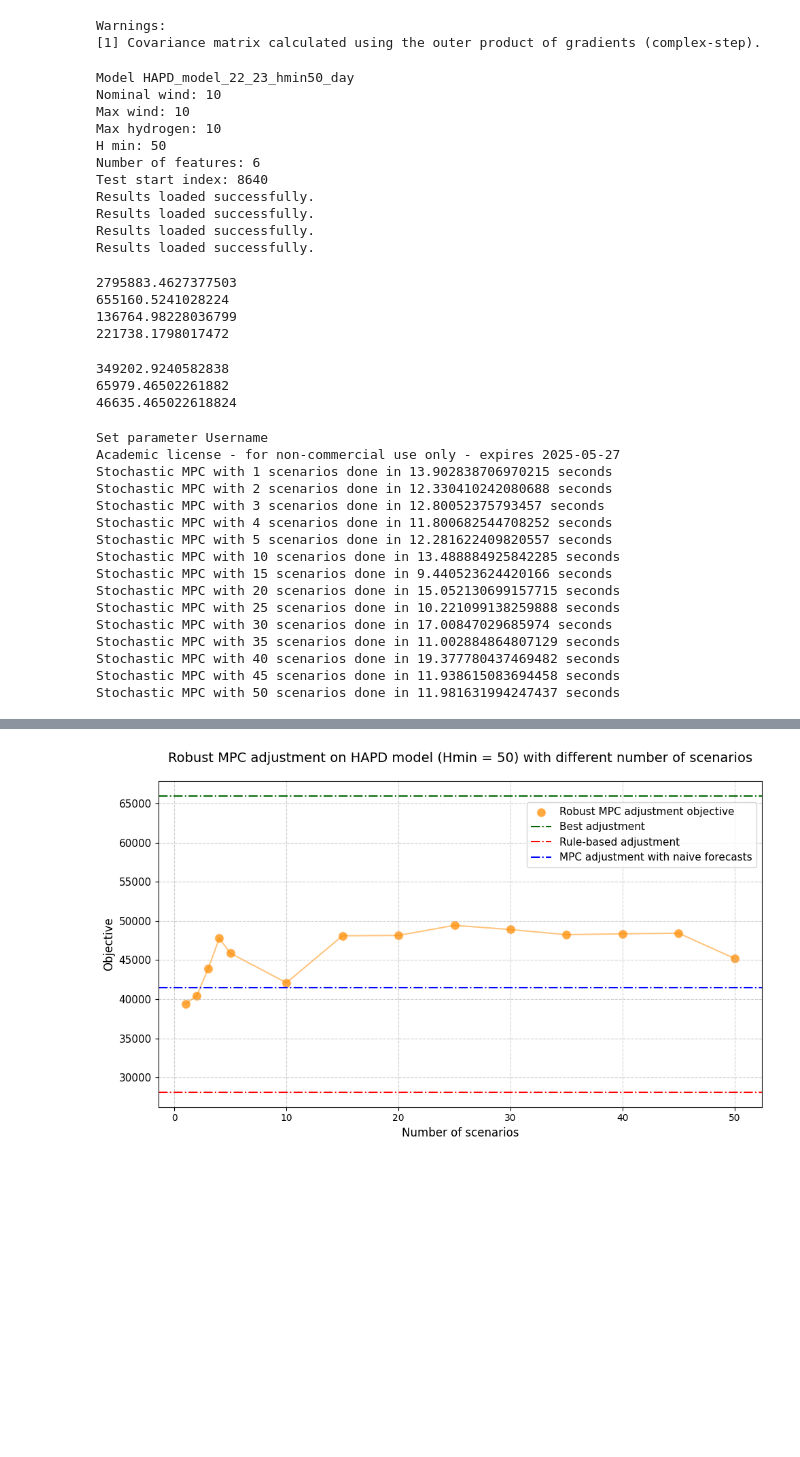
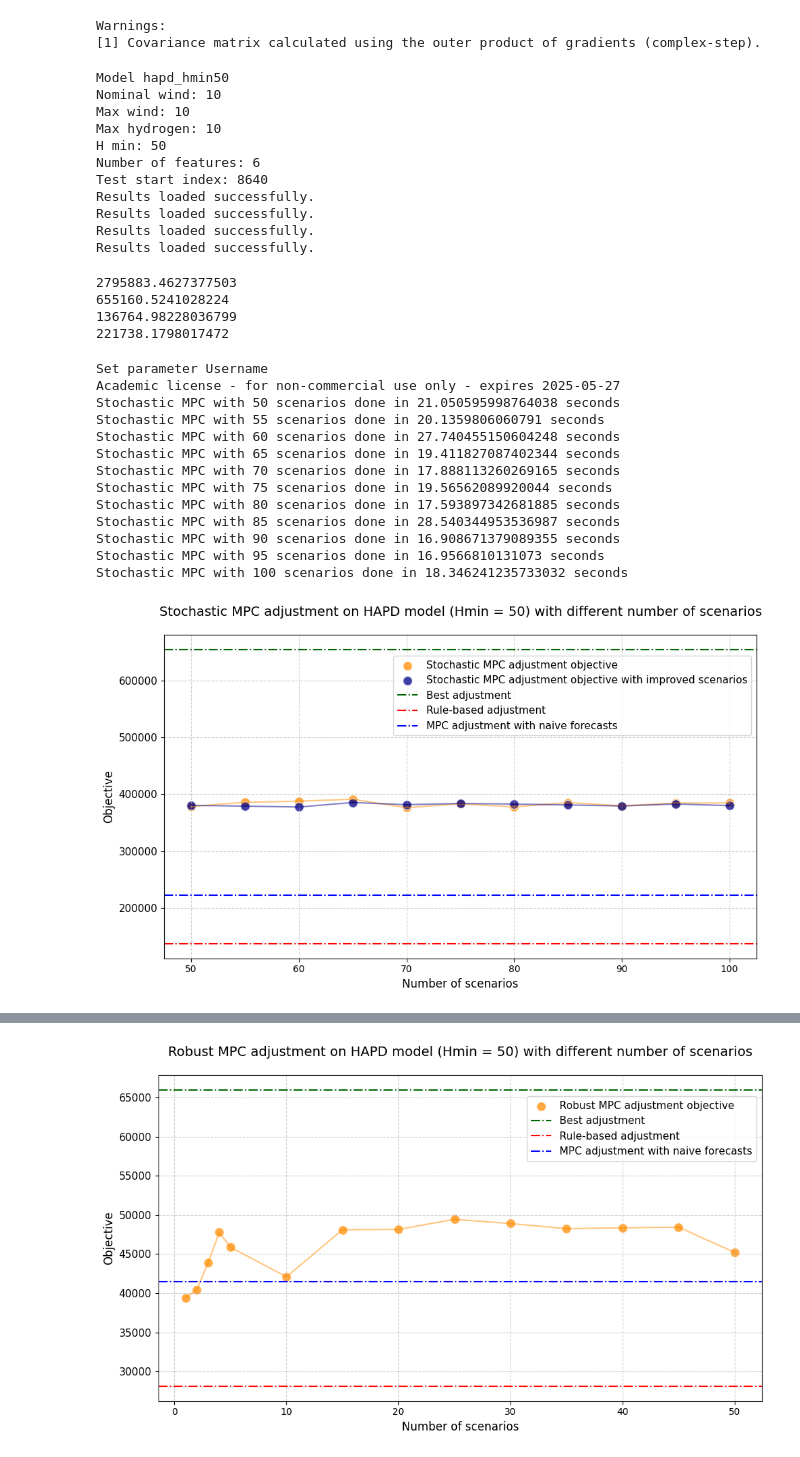
Before and after one commit to MGuckert/Real-time-adjustment-strategies-for-trading-wind-power-and-hydrogen, a Jupyter notebook: notebooks/balancing_prices_test.ipynb, the cells around one changed output, grey strips where cells are left out. Cells and saved outputs as stored; diff of their text form; code cells hidden in the pictures; blank space fills up the shorter version.

Commit message:
Tested balancing prices scenarios with auto arima reuse every month
Signed-off-by: Mathis Guckert <guckert.mathis@gmail.com>

```diff
--- a/notebooks/balancing_prices_test.ipynb
+++ b/notebooks/balancing_prices_test.ipynb
@@ -693,7 +693,7 @@ SARIMAX Results
 Warnings:
 [1] Covariance matrix calculated using the outer product of gradients (complex-step).
 # %%
-hapd_model = HAPDModel.load('HAPD_model_22_23_hmin50_day')
+hapd_model = HAPDModel.load('hapd_hmin50')
 # results_hapd = hapd_model.evaluate(HOURS_PER_YEAR)
 # best_adj_hapd = hapd_model.best_adjustment(results_hapd)
 # rule_based_adj_hapd = hapd_model.rule_based_adjustment(results_hapd,info_on_current_hour=False)
@@ -707,9 +707,9 @@ hapd_model = HAPDModel.load('HAPD_model_22_23_hmin50_day')
 results_hapd = hapd_model.load_results(ORIGINAL)
 best_adj_hapd = hapd_model.load_results(BEST)
 rule_based_adj_hapd = hapd_model.load_results(RULE)
-mpc_adj_hapd = hapd_model.load_results(MPC)
+mpc_adj_hapd = hapd_model.load_results(NAIVE_MPC)
 # %% [output]
-Model HAPD_model_22_23_hmin50_day
+Model hapd_hmin50
 Nominal wind: 10
 Max wind: 10
 Max hydrogen: 10
@@ -730,42 +730,58 @@ print(mpc_adj_hapd.get_total_objective() - results_hapd.get_total_objective())
 655160.5241028224
 136764.98228036799
 221738.1798017472
-# %%
-stochastic_mpc_adj_results = hapd_model.stochastic_MPC_adjustment(results_hapd, transition_matrices, arma_model_up, arma_model_dw, epsilon, dataframe['price_diff'].values, balancing_states, num_scenarios=5)
-
-print(results_hapd.get_total_objective())
-print(best_adj_hapd.get_total_objective() - results_hapd.get_total_objective())
-print(stochastic_mpc_adj_results.get_total_objective() - results_hapd.get_total_objective())
-# %% [output]
-349202.9240582838
-65979.46502261882
-46635.465022618824
 # %%
 import time
 
 stochastic_mpc_objectives = []
-num_scenarios_list = [1,2,3,4,5,10,15,20,25,30,35,40,45,50]
+stochastic_mpc_objectives_improved = []
+num_scenarios_list = [50,55,60,65,70,75,80,85,90,95,100]
 max_scenarios = np.max(num_scenarios_list)
 
 for num_scenarios in num_scenarios_list:
     start = time.time()
-    stochastic_mpc_adj_results_2 = hapd_model.stochastic_MPC_adjustment_load_scenarios_optimized(results_hapd, num_scenarios=num_scenarios,scenarios_file='../results/stochastic_optimization/100_balancing_prices_scenarios_year.npy')
+    stochastic_mpc_adj_results_2 = hapd_model.stochastic_MPC_adjustment_load_scenarios(results_hapd, num_scenarios=num_scenarios,scenarios_file='../results/stochastic_optimization/100_balancing_prices_scenarios_year.npy')
     stochastic_mpc_objectives.append(stochastic_mpc_adj_results_2.get_total_objective() - results_hapd.get_total_objective())
-    print(f"Stochastic MPC with {num_scenarios} scenarios done in {time.time() - start} seconds")
+    end = time.time()
+    stochastic_mpc_adj_results_3 = hapd_model.stochastic_MPC_adjustment_load_scenarios(results_hapd, num_scenarios=num_scenarios,scenarios_file='../results/stochastic_optimization/100_balancing_prices_scenarios_year_improved.npy')
+    stochastic_mpc_objectives_improved.append(stochastic_mpc_adj_results_3.get_total_objective() - results_hapd.get_total_objective())
+
+    print(f"Stochastic MPC with {num_scenarios} scenarios done in {end - start} seconds")
 # %% [output]
 Set parameter Username
 Academic license - for non-commercial use only - expires 2025-05-27
-Stochastic MPC with 1 scenarios done in 13.902838706970215 seconds
-Stochastic MPC with 2 scenarios done in 12.330410242080688 seconds
-Stochastic MPC with 3 scenarios done in 12.80052375793457 seconds
-Stochastic MPC with 4 scenarios done in 11.800682544708252 seconds
-Stochastic MPC with 5 scenarios done in 12.281622409820557 seconds
-Stochastic MPC with 10 scenarios done in 13.488884925842285 seconds
-Stochastic MPC with 15 scenarios done in 9.440523624420166 seconds
-Stochastic MPC with 20 scenarios done in 15.052130699157715 seconds
-Stochastic MPC with 25 scenarios done in 10.221099138259888 seconds
-Stochastic MPC with 30 scenarios done in 17.00847029685974 seconds
-Stochastic MPC with 35 scenarios done in 11.002884864807129 seconds
-Stochastic MPC with 40 scenarios done in 19.377780437469482 seconds
-Stochastic MPC with 45 scenarios done in 11.938615083694458 seconds
-Stochastic MPC with 50 scenarios done in 11.981631994247437 seconds
+Stochastic MPC with 50 scenarios done in 21.050595998764038 seconds
+Stochastic MPC with 55 scenarios done in 20.1359806060791 seconds
+Stochastic MPC with 60 scenarios done in 27.740455150604248 seconds
+Stochastic MPC with 65 scenarios done in 19.411827087402344 seconds
+Stochastic MPC with 70 scenarios done in 17.888113260269165 seconds
+Stochastic MPC with 75 scenarios done in 19.56562089920044 seconds
+Stochastic MPC with 80 scenarios done in 17.593897342681885 seconds
+Stochastic MPC with 85 scenarios done in 28.540344953536987 seconds
+Stochastic MPC with 90 scenarios done in 16.908671379089355 seconds
+Stochastic MPC with 95 scenarios done in 16.9566810131073 seconds
+Stochastic MPC with 100 scenarios done in 18.346241235733032 seconds
+# %%
+# num_scenarios_list = [1,2,3,4,5,10,15,20,25,30,35,40,45,50,55,60,65]
+# max_scenarios = np.max(num_scenarios_list)
+
+plt.figure(figsize=(10, 6))
+plt.scatter(num_scenarios_list, stochastic_mpc_objectives, color='darkorange', edgecolors='w', s=100, alpha=0.75, label='Stochastic MPC adjustment objective')
+plt.plot(num_scenarios_list, stochastic_mpc_objectives, linestyle='-', color='darkorange', alpha=0.5)
+
+plt.scatter(num_scenarios_list, stochastic_mpc_objectives_improved, color='darkblue', edgecolors='w', s=100, alpha=0.75, label='Stochastic MPC adjustment objective with improved scenarios')
+plt.plot(num_scenarios_list, stochastic_mpc_objectives_improved, linestyle='-', color='darkblue', alpha=0.5)
+
+plt.axhline(y=best_adj_hapd.get_total_objective() - results_hapd.get_total_objective(), color='darkgreen', linestyle='-.', label='Best adjustment')
+plt.axhline(y=rule_based_adj_hapd.get_total_objective() - results_hapd.get_total_objective(), color='red', linestyle='-.', label='Rule-based adjustment')
+plt.axhline(y=mpc_adj_hapd.get_total_objective() - results_hapd.get_total_objective(), color='blue', linestyle='-.', label='MPC adjustment with naive forecasts')
+plt.xlabel('Number of scenarios', fontsize=12)
+plt.ylabel('Objective', fontsize=12)
+plt.title('Stochastic MPC adjustment on HAPD model (Hmin = 50) with different number of scenarios', fontsize=14, pad=20)
+plt.yticks(fontsize=11)
+plt.grid(True, linestyle='--', alpha=0.6)
+plt.tight_layout()
+plt.legend(fontsize=11, loc='upper right', bbox_to_anchor=(1, 0.95))
+plt.show()
+# %% [output]
+[figure, added]
```
Also changed, not shown: parts of 5 cells of this notebook, 2 other files.
